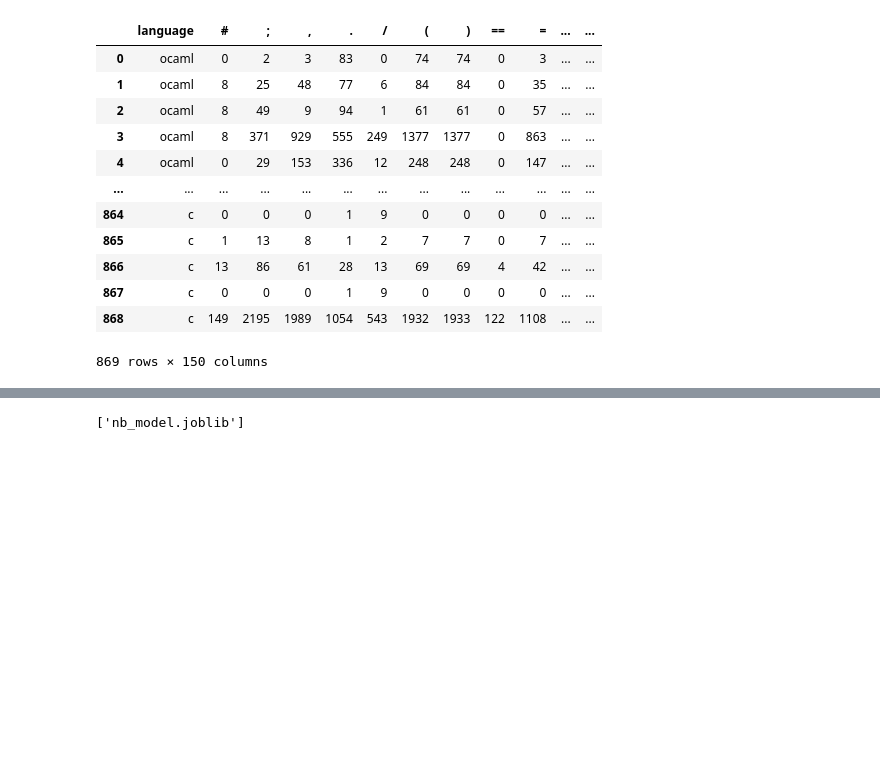
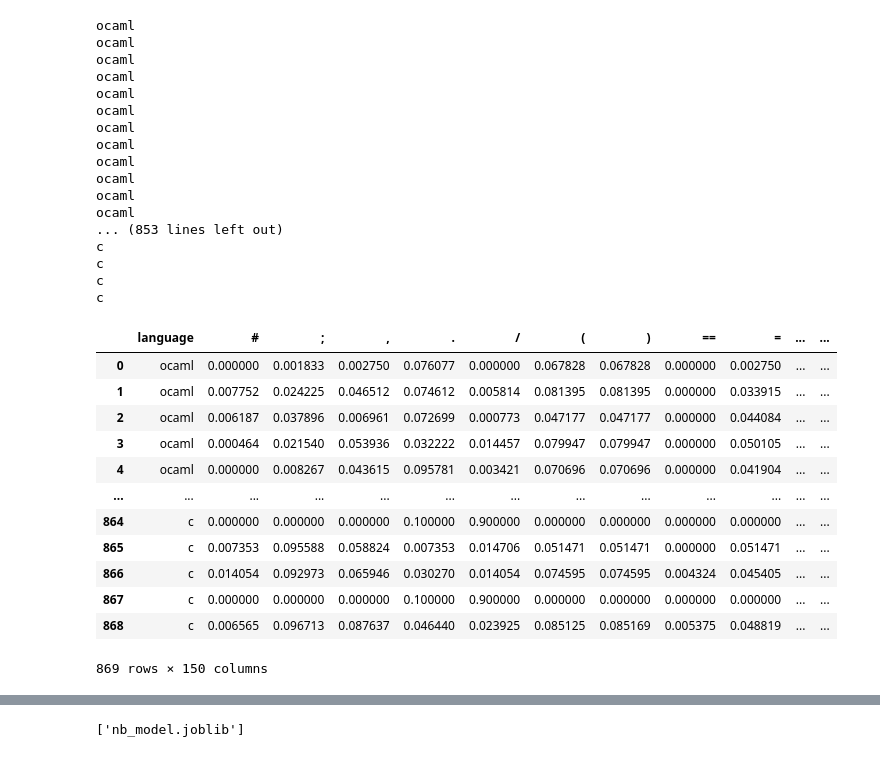
Before and after one commit to connorjchen/pl-detector, a Jupyter notebook: pl_predictor.ipynb, the cells around one changed output, grey strips where cells are left out. Cells and saved outputs as stored; diff of their text form; code cells hidden in the pictures; blank space fills up the shorter version.

Commit message:
L2 normalized data set, much more accurate now

```diff
--- a/pl_predictor.ipynb
+++ b/pl_predictor.ipynb
@@ -393,46 +393,82 @@ dict_for_df = {'language' : languages, '#': token0, ';': token1, ',': token2,
                             'throw': word47, 'throws': word48, 'transient': word49,
                             'try': word50, 'var': word51, 'volatile': word52,
                             'auto': word53, 'enum': word54, 'extern': word55,
                             'float': word56, 'goto': word57, 'inline': word58,
                             'register': word59, 'restrict': word60, 'unsigned': word61,
                             'signed': word62, 'sizeof': word63, 'struct': word64,
                             'typedef': word65, 'union': word66, 'dynamic_cast': word67,
                             'explicit': word68, 'friend': word69, 'namespace': word70,
                             'typeid': word71, 'typename': word72, 'and': word73,
                             'as': word74, 'assert': word75, 'def': word76, 'elif': word7,
                             'del': word78, 'from': word79, 'global': word80, 'in': word81,
                             'is': word82, 'lambda': word83, 'None': word84, 'not': word85,
                             'or': word86, 'pass': word87, 'raise': word88, 'yield': word89,
                             'asr': word90, 'begin': word91, 'fun': word92,
                             'function': word93, 'functor': word94, 'inherit': word95,
                             'initializer': word96, 'land': word97, 'match': word98,
                             'let': word99, 'module': word100, 'mutable': word101,
                             'rec': word102, 'nonrec': word103,
                             'of': word104, 'sig': word105, 'then': word106,
                             'virtual': word107, 'print': word108,
                             'cout': word109, 'cin': word110,
                             'printf': word111, 'scanf': word112,
                             'input': word113, 'print_endline': word114,
                             'System.out.println': word115,
                             'System.out.print': word116}
 df_final = pd.DataFrame(dict_for_df)
+def normalize(row):
+    # print(row[1:], "TEST")
+    total_tokens = len(row) - 1
+    total_sum = 0
+    print(row[0])
+    for i in row[1:]:
+        # print(i)
+        total_sum += int(i) ** 2
+
+    total_sum = total_sum ** 0.5
+
+    for i, item in enumerate(row[1:]):
+        # print(i, item)
+
+        row[i + 1] = item / total_sum
+    # print(row)
+    return row
+
+# df_final.iloc[:,:] = Normalizer(norm='l1').fit_transform(df_final)
+df_final = df_final.apply(lambda row: normalize(row), axis=1)
 df_final.to_csv("cleaned_data_set.csv", index=None)
-
 df_final
 # %% [output]
+ocaml
+ocaml
+ocaml
+ocaml
+ocaml
+ocaml
+ocaml
+ocaml
+ocaml
+ocaml
+ocaml
+ocaml
+... (853 lines left out)
+c
+c
+c
+c
 |  | language | # | ; | , | . | / | ( | ) | == | = | ... | ... |
-| 0 | ocaml | 0 | 2 | 3 | 83 | 0 | 74 | 74 | 0 | 3 | ... | ... |
-| 1 | ocaml | 8 | 25 | 48 | 77 | 6 | 84 | 84 | 0 | 35 | ... | ... |
-| 2 | ocaml | 8 | 49 | 9 | 94 | 1 | 61 | 61 | 0 | 57 | ... | ... |
-| 3 | ocaml | 8 | 371 | 929 | 555 | 249 | 1377 | 1377 | 0 | 863 | ... | ... |
-| 4 | ocaml | 0 | 29 | 153 | 336 | 12 | 248 | 248 | 0 | 147 | ... | ... |
+| 0 | ocaml | 0.000000 | 0.001833 | 0.002750 | 0.076077 | 0.000000 | 0.067828 | 0.067828 | 0.000000 | 0.002750 | ... | ... |
+| 1 | ocaml | 0.007752 | 0.024225 | 0.046512 | 0.074612 | 0.005814 | 0.081395 | 0.081395 | 0.000000 | 0.033915 | ... | ... |
+| 2 | ocaml | 0.006187 | 0.037896 | 0.006961 | 0.072699 | 0.000773 | 0.047177 | 0.047177 | 0.000000 | 0.044084 | ... | ... |
+| 3 | ocaml | 0.000464 | 0.021540 | 0.053936 | 0.032222 | 0.014457 | 0.079947 | 0.079947 | 0.000000 | 0.050105 | ... | ... |
+| 4 | ocaml | 0.000000 | 0.008267 | 0.043615 | 0.095781 | 0.003421 | 0.070696 | 0.070696 | 0.000000 | 0.041904 | ... | ... |
 | ... | ... | ... | ... | ... | ... | ... | ... | ... | ... | ... | ... | ... |
-| 864 | c | 0 | 0 | 0 | 1 | 9 | 0 | 0 | 0 | 0 | ... | ... |
-| 865 | c | 1 | 13 | 8 | 1 | 2 | 7 | 7 | 0 | 7 | ... | ... |
-| 866 | c | 13 | 86 | 61 | 28 | 13 | 69 | 69 | 4 | 42 | ... | ... |
-| 867 | c | 0 | 0 | 0 | 1 | 9 | 0 | 0 | 0 | 0 | ... | ... |
-| 868 | c | 149 | 2195 | 1989 | 1054 | 543 | 1932 | 1933 | 122 | 1108 | ... | ... |
+| 864 | c | 0.000000 | 0.000000 | 0.000000 | 0.100000 | 0.900000 | 0.000000 | 0.000000 | 0.000000 | 0.000000 | ... | ... |
+| 865 | c | 0.007353 | 0.095588 | 0.058824 | 0.007353 | 0.014706 | 0.051471 | 0.051471 | 0.000000 | 0.051471 | ... | ... |
+| 866 | c | 0.014054 | 0.092973 | 0.065946 | 0.030270 | 0.014054 | 0.074595 | 0.074595 | 0.004324 | 0.045405 | ... | ... |
+| 867 | c | 0.000000 | 0.000000 | 0.000000 | 0.100000 | 0.900000 | 0.000000 | 0.000000 | 0.000000 | 0.000000 | ... | ... |
+| 868 | c | 0.006565 | 0.096713 | 0.087637 | 0.046440 | 0.023925 | 0.085125 | 0.085169 | 0.005375 | 0.048819 | ... | ... |
-869 rows × 150 columns
+869 rows × 150 columns
 # %%
 # Implement ML model
 
```
Also changed, not shown: parts of 2 cells of this notebook, 5 other files.
